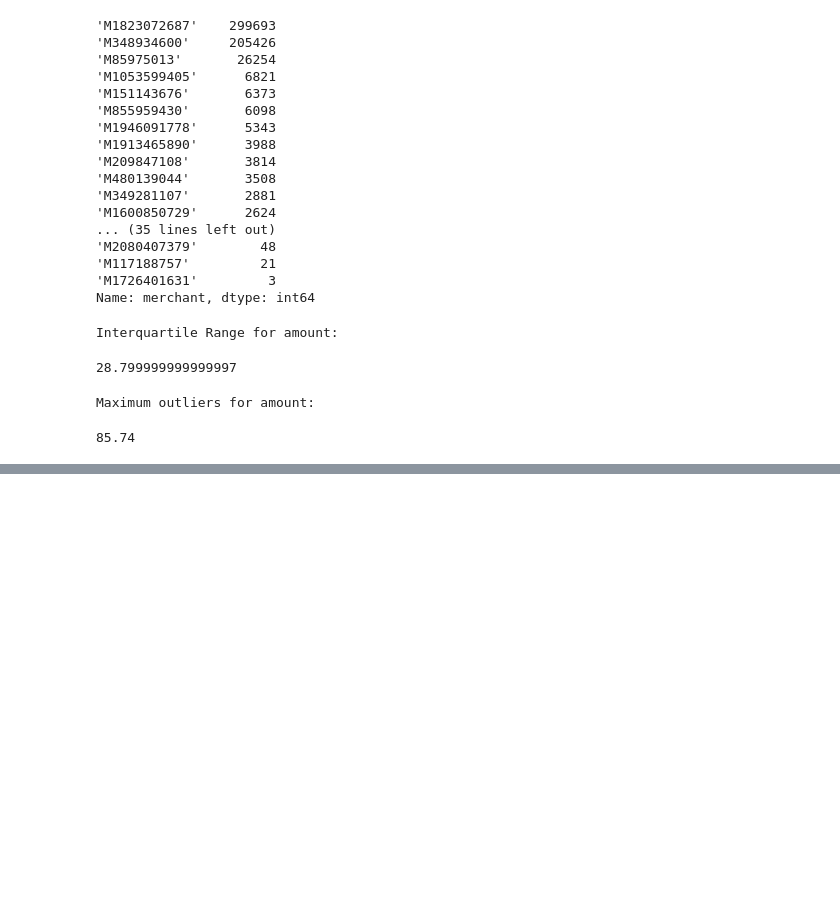
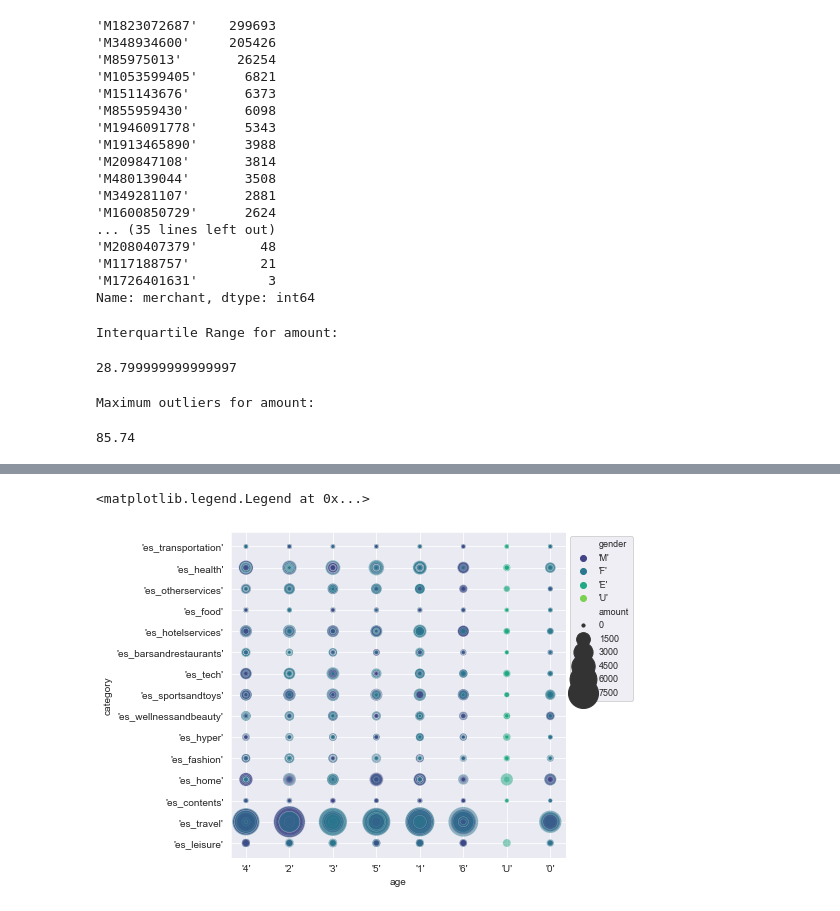
Before and after one commit to IanMMuldoon/FinFraud, a Jupyter notebook: fin.ipynb, the cells around one changed output, grey strips where cells are left out. Saved outputs shown, nothing was run; the diff lists cells and outputs as text; code cells hidden in the pictures; blank space fills up the shorter version.

```diff
--- a/fin.ipynb
+++ b/fin.ipynb
@@ -222,0 +278,13 @@ Maximum outliers for amount:
+# %%
+import matplotlib.pyplot as plt
+import seaborn as sns
+df = pd.read_csv("data/bs.csv")
+
+data = df
+fig_dims = (6, 6)
+fig, ax = plt.subplots(figsize = fig_dims)
+sns.scatterplot(data=data, x = 'age', y = 'category', size='amount', hue='gender',alpha= 0.5, sizes=(10,1000), palette='viridis', ax = ax)
+plt.legend(bbox_to_anchor=(1, 1), loc='upper left', fontsize=9)
+# %% [output]
+<matplotlib.legend.Legend at 0x...>
+[figure, added]
```
Also changed, not shown: parts of 3 cells of this notebook.
